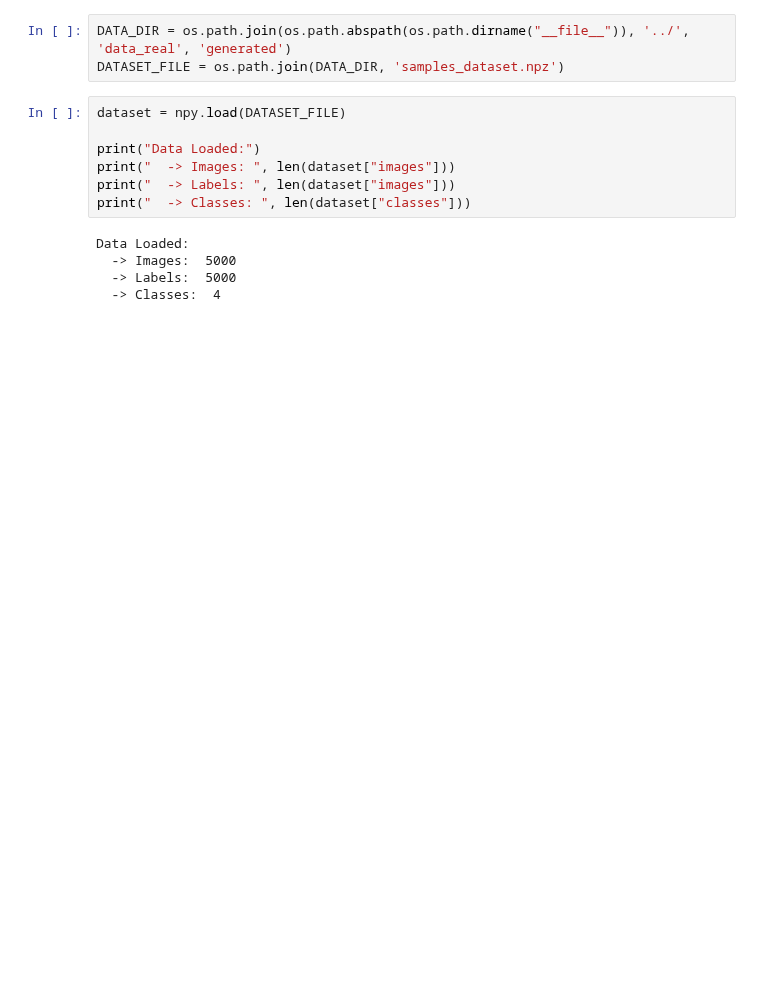
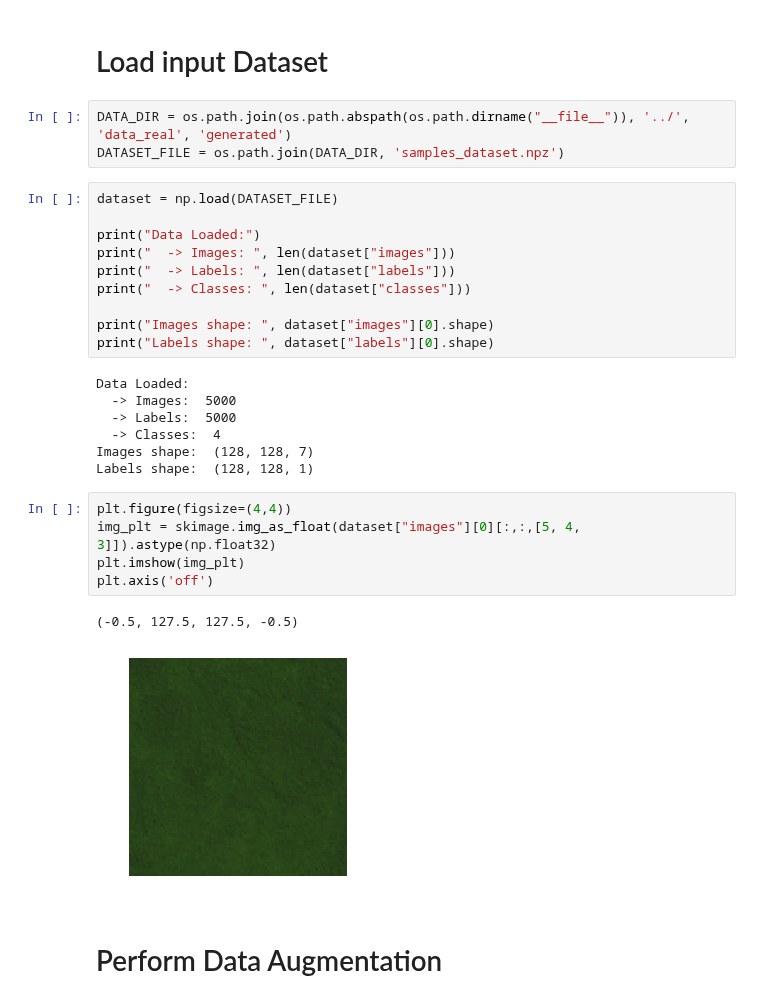
Before and after one commit to rvmaretto/deepgeo, a Jupyter notebook: notebooks/first_classification.ipynb, the cells around one changed output. Drawn from its saved outputs; the diff is of its cells as text; blank space fills up the shorter version.

```diff
--- a/notebooks/first_classification.ipynb
+++ b/notebooks/first_classification.ipynb
@@ -9,18 +17,35 @@ import deepleeo.dataset.data_augment as dtaug
+# %% [markdown]
+# Load input Dataset
 # %%
 DATA_DIR = os.path.join(os.path.abspath(os.path.dirname("__file__")), '../', 'data_real', 'generated')
 DATASET_FILE = os.path.join(DATA_DIR, 'samples_dataset.npz')
 # %%
-dataset = npy.load(DATASET_FILE)
+dataset = np.load(DATASET_FILE)
 
 print("Data Loaded:")
 print("  -> Images: ", len(dataset["images"]))
-print("  -> Labels: ", len(dataset["images"]))
+print("  -> Labels: ", len(dataset["labels"]))
 print("  -> Classes: ", len(dataset["classes"]))
+
+print("Images shape: ", dataset["images"][0].shape)
+print("Labels shape: ", dataset["labels"][0].shape)
 # %% [output]
 Data Loaded:
   -> Images:  5000
   -> Labels:  5000
   -> Classes:  4
+Images shape:  (128, 128, 7)
+Labels shape:  (128, 128, 1)
+# %%
+plt.figure(figsize=(4,4))
+img_plt = skimage.img_as_float(dataset["images"][0][:,:,[5, 4, 3]]).astype(np.float32)
+plt.imshow(img_plt)
+plt.axis('off')
+# %% [output]
+(-0.5, 127.5, 127.5, -0.5)
+[figure, added]
+# %% [markdown]
+# Perform Data Augmentation
 # %%
 angles = [90, 180, 270]
 rotated_imgs = dtaug.rotate_images(dataset["images"], angles)
```
Also changed, not shown: parts of 6 cells of this notebook, 6 other files.
